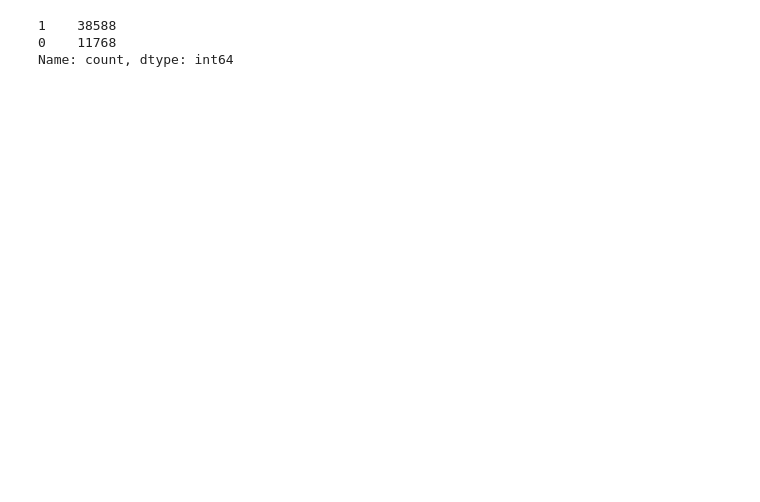
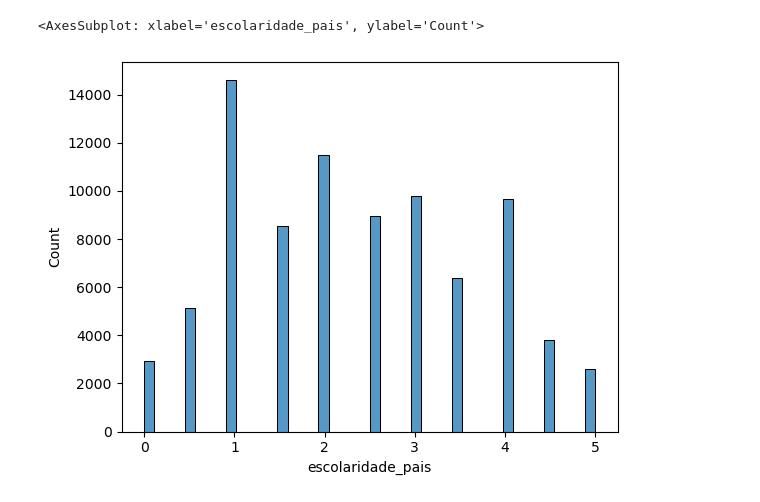
Before and after one commit to JamboTechUFPB/SAEB_Classificador, a Jupyter notebook: treatment_analysis/feature_engineering.ipynb, the cells around one changed output. Saved outputs shown, nothing was run; the diff lists cells and outputs as text; code cells hidden in the pictures; blank space fills up the shorter version.

```diff
--- a/treatment_analysis/feature_engineering.ipynb
+++ b/treatment_analysis/feature_engineering.ipynb
@@ -109,0 +74,9 @@ Name: count, dtype: int64
+# %%
+# responsaveis incentivam
+
+columns_oi = [col for col in df.columns if 'responsaveis_incentivam' in col]
+
+df['responsaveis_incentivam'] = df[columns_oi].mean(axis=1)
+sns.histplot(df['responsaveis_incentivam'])
+
+df = df.drop(columns=columns_oi)
@@ -110,18 +85,13 @@ Name: count, dtype: int64
 # %%
 # escolaridade pai / mae
 # Nunca estudou.	Não completou a 4.ª série/5.º ano.	Completou a 4.ª série/5.º ano, mas não completou a 8.ª série/9.º ano.	Completou a 8.ª série/9.º ano, mas não completou o Ensino Médio.	Completou o Ensino Médio, mas não completou a Faculdade.	Completou a Faculdade.
 # 0	1	2	3	4	5
 
-# separando em
-# Baixa escolaridade: 0, 1, 2 (0)
-# "Alta" escolaridade: 3, 4, 5 (1)
+columns_oi = [col for col in df.columns if 'escolaridade_pai' in col] + [col for col in df.columns if 'escolaridade_mae' in col]
 
-columns_oi = [col for col in df.columns if 'escolaridade_' in col]
-print(df[columns_oi].sum(axis=1).apply(lambda x: 1 if x > 2 else 0).value_counts())
-
-df['escolaridade_pai'] = df['escolaridade_pai'].apply(lambda x: 1 if x > 2 else 0)
-df['escolaridade_mae'] = df['escolaridade_mae'].apply(lambda x: 1 if x > 2 else 0)
+df['escolaridade_pais'] = df[columns_oi].mean(axis=1)
+df = df.drop(columns=columns_oi)
+sns.histplot(df['escolaridade_pais'])
 # %% [output]
-1    38588
-0    11768
-Name: count, dtype: int64
+<AxesSubplot: xlabel='escolaridade_pais', ylabel='Count'>
+[figure, added]
```
Also changed, not shown: parts of 16 cells of this notebook, 3 other files.
